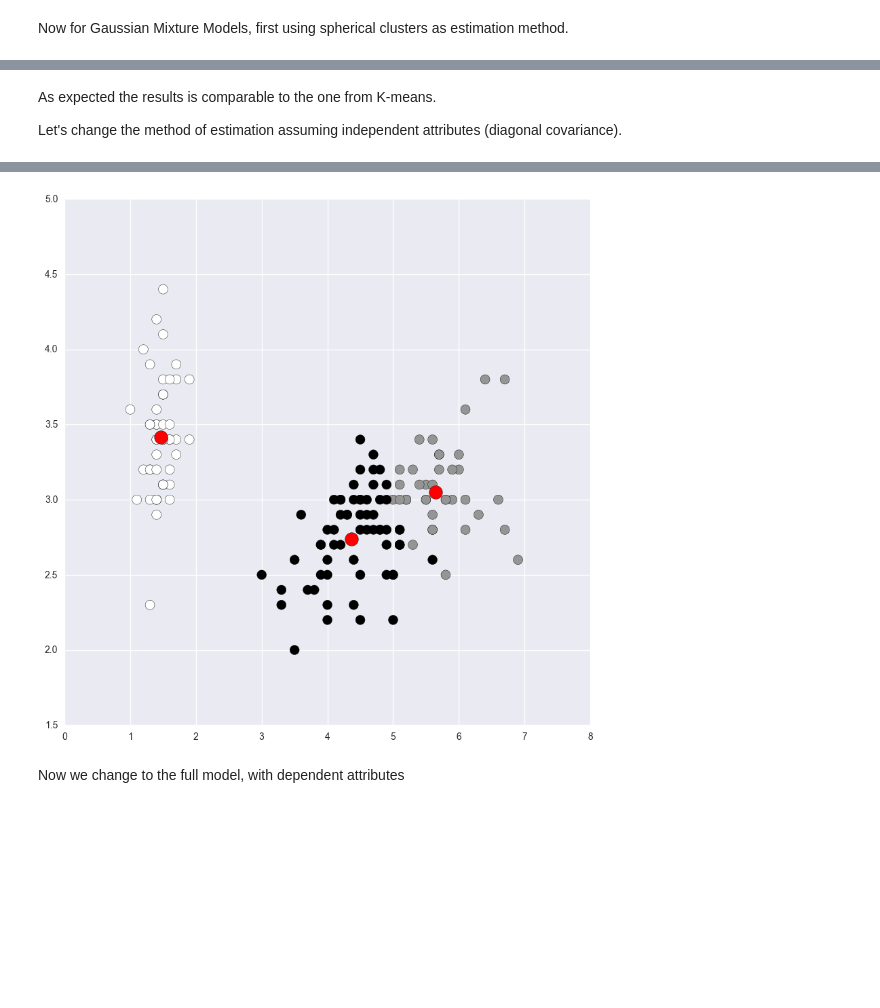
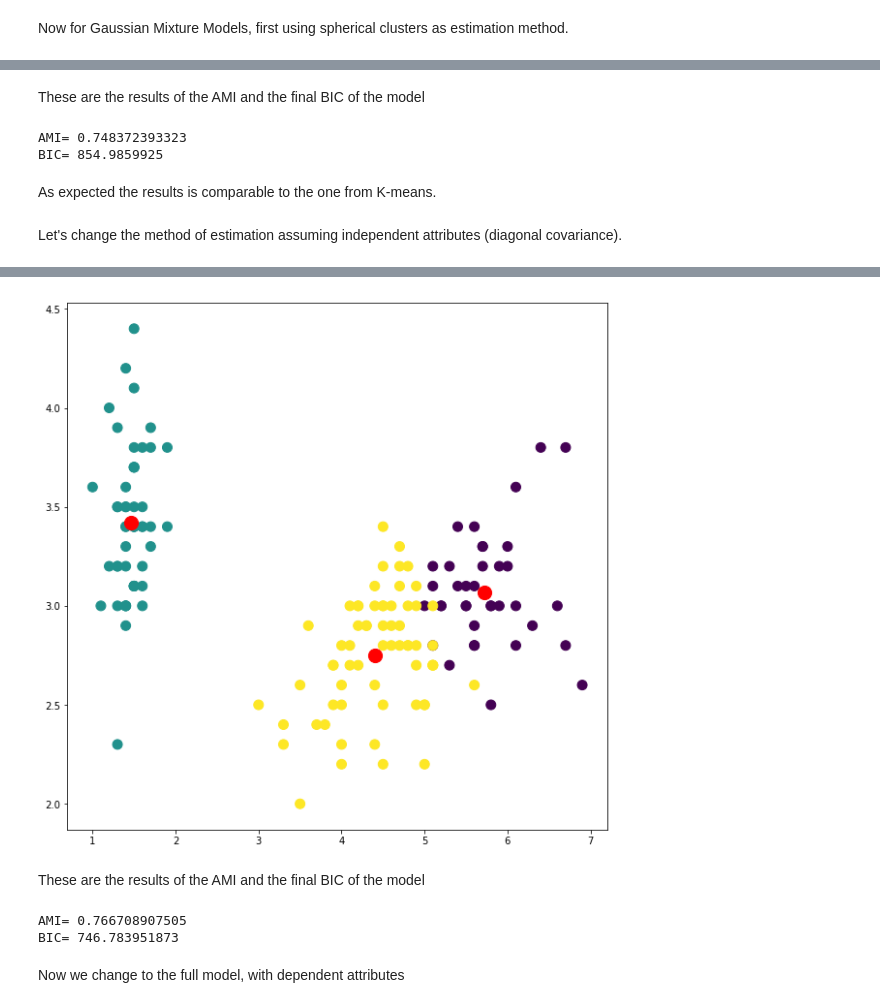
Before and after one commit to bejar/URLNotebooks, a Jupyter notebook: Notebooks/07PrototypeClustering.ipynb, the cells around one changed output, grey strips where cells are left out. Saved outputs shown, nothing was run; the diff lists cells and outputs as text; code cells hidden in the pictures; blank space fills up the shorter version.

```diff
--- a/Notebooks/07PrototypeClustering.ipynb
+++ b/Notebooks/07PrototypeClustering.ipynb
@@ -60,17 +60,20 @@ Wall time: 88.7 µs
+# %% [markdown]
+These are the results of the AMI and the final BIC of the model
+# %%
+print("AMI=", adjusted_mutual_info_score(iris['target'], labels))
+print("BIC=", gmm.bic(iris['data']))
+# %% [output]
+AMI= 0.748372393323
+BIC= 854.9859925
 # %% [markdown]
 As expected the results is comparable to the one from K-means.
-
-Let's change the method of estimation assuming independent attributes (diagonal covariance).
+# %% [markdown]
+Let's change the method of estimation assuming independent attributes (diagonal covariance).
 # %%
-gmm = GMM(n_components=3, covariance_type='diag')
+gmm = GaussianMixture(n_components=3, covariance_type='diag')
 %time {gmm.fit(iris['data'])}
-
 labels = gmm.predict(iris['data'])
-print(adjusted_mutual_info_score(iris['target'], labels))
-print(gmm.bic(iris['data']))
-
 plt.figure(figsize=(10,10))
 plt.scatter(iris['data'][:, 2], iris['data'][:, 1], c=labels, s=100)
-plt.scatter(gmm.means_[:,2], gmm.means_[:,1], c='r', s=200)
-plt.show()
+plt.scatter(gmm.means_[:,2], gmm.means_[:,1], c='r', s=200);
 # %% [output]
@@ -81,4 +82,12 @@ Wall time: 115 µs
-[figure, old version]
+[figure, new version]
+# %% [markdown]
+These are the results of the AMI and the final BIC of the model
+# %%
+print("AMI=", adjusted_mutual_info_score(iris['target'], labels))
+print("BIC=", gmm.bic(iris['data']))
+# %% [output]
+AMI= 0.766708907505
+BIC= 746.783951873
 # %% [markdown]
 Now we change to the full model, with dependent attributes
 # %%
```
Also changed, not shown: parts of 19 cells of this notebook, 6 other files.
